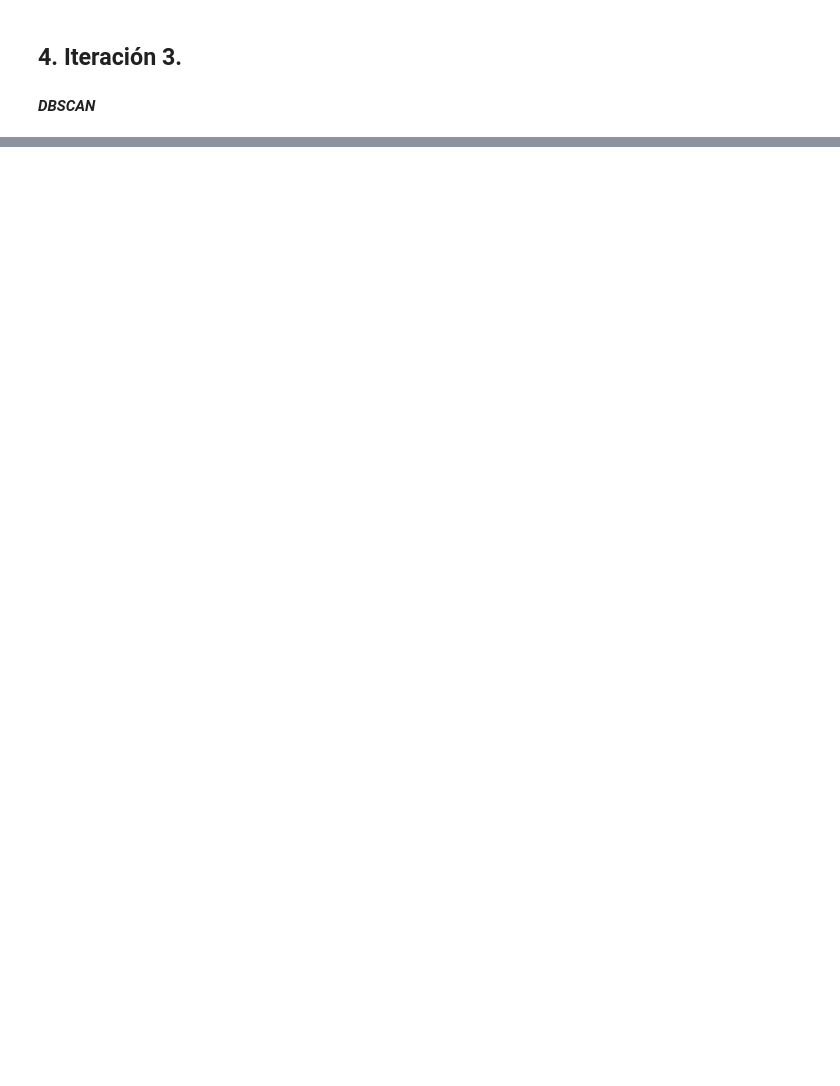
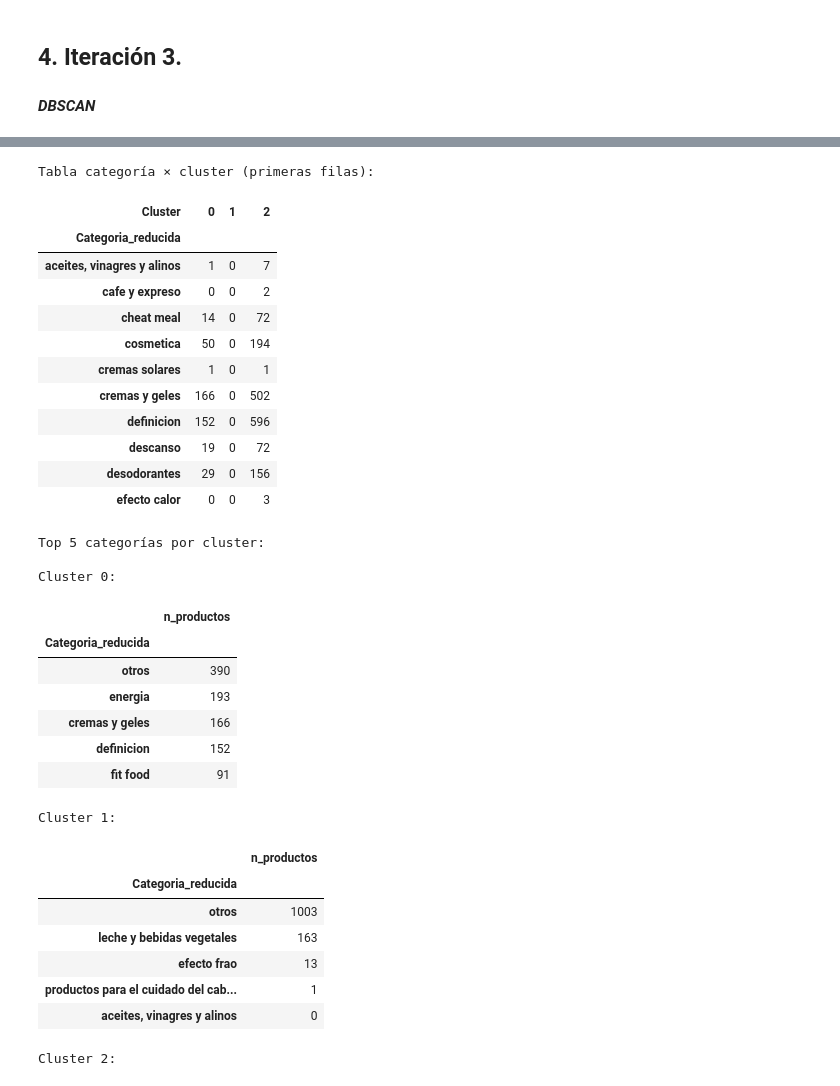
Before and after one commit to CrisRodFer/PFM2_Asistente_Compras_Inteligente, a Jupyter notebook: notebooks/PFM2_Fase3_pruebas_clustering.ipynb, the cells around one changed output, grey strips where cells are left out. Drawn from its saved outputs; the diff is of its cells as text; code cells hidden in the pictures; blank space fills up the shorter version.

```diff
--- a/notebooks/PFM2_Fase3_pruebas_clustering.ipynb
+++ b/notebooks/PFM2_Fase3_pruebas_clustering.ipynb
@@ -654,0 +2489,74 @@ if __name__ == "__main__":
+# %%
+# ============================================================
+# Análisis GMM - Distribución por categorías (tabla + Top-N)
+# ============================================================
+TOP_N = 5  # nº de categorías a listar por cluster
+
+if df_cats is None:
+    print("⚠️ No se cargó la tabla de categorías (df_cats). Omitimos esta sección.")
+else:
+    # Esperamos columnas: Categoria_reducida, Cluster, count (o similar)
+    # Si la tabla viene en formato 'wide' (una columna por cluster), pivotemos al vuelo:
+    if "Categoria_reducida" in df_cats.columns and "Cluster" in df_cats.columns and "count" in df_cats.columns:
+        # Está en formato 'long' con 'count'
+        cat_cluster = df_cats.pivot_table(
+            index="Categoria_reducida",
+            columns="Cluster",
+            values="count",
+            aggfunc="sum",
+            fill_value=0
+        )
+    else:
+        # Intentamos detectar formato wide (una col por cluster)
+        # Buscamos columnas que parezcan clusters (numéricas o '0','1','2'...)
+        candidates = [c for c in df_cats.columns if c != "Categoria_reducida"]
+        # Nos quedamos con las numéricas
+        numeric_cols = [c for c in candidates if pd.api.types.is_numeric_dtype(df_cats[c])]
+        assert "Categoria_reducida" in df_cats.columns and numeric_cols, \
+            "No puedo inferir el formato de la tabla de categorías. Revisa columnas."
+        cat_cluster = df_cats.set_index("Categoria_reducida")[numeric_cols].copy()
+        cat_cluster.columns.name = "Cluster"
+
+    # Mostramos la tabla global
+    print("Tabla categoría × cluster (primeras filas):")
+    display(cat_cluster.head(10))
+
+    # Top-N por cluster
+    print("\nTop", TOP_N, "categorías por cluster:")
+    for cl in cat_cluster.columns:
+        top_cl = cat_cluster[cl].sort_values(ascending=False).head(TOP_N)
+        print(f"\nCluster {cl}:")
+        display(top_cl.to_frame(name="n_productos"))
+# %% [output]
+Tabla categoría × cluster (primeras filas):
+| Cluster | 0 | 1 | 2 |
+| Categoria_reducida |  |  |  |
+| aceites, vinagres y alinos | 1 | 0 | 7 |
+| cafe y expreso | 0 | 0 | 2 |
+| cheat meal | 14 | 0 | 72 |
+| cosmetica | 50 | 0 | 194 |
+| cremas solares | 1 | 0 | 1 |
+| cremas y geles | 166 | 0 | 502 |
+| definicion | 152 | 0 | 596 |
+| descanso | 19 | 0 | 72 |
+| desodorantes | 29 | 0 | 156 |
+| efecto calor | 0 | 0 | 3 |
+Top 5 categorías por cluster:
+
+Cluster 0:
+|  | n_productos |
+| Categoria_reducida |  |
+| otros | 390 |
+| energia | 193 |
+| cremas y geles | 166 |
+| definicion | 152 |
+| fit food | 91 |
+Cluster 1:
+|  | n_productos |
+| Categoria_reducida |  |
+| otros | 1003 |
+| leche y bebidas vegetales | 163 |
+| efecto frao | 13 |
+| productos para el cuidado del cab... | 1 |
+| aceites, vinagres y alinos | 0 |
+Cluster 2:
```
Also changed, not shown: parts of 35 cells of this notebook, 6 other files.
